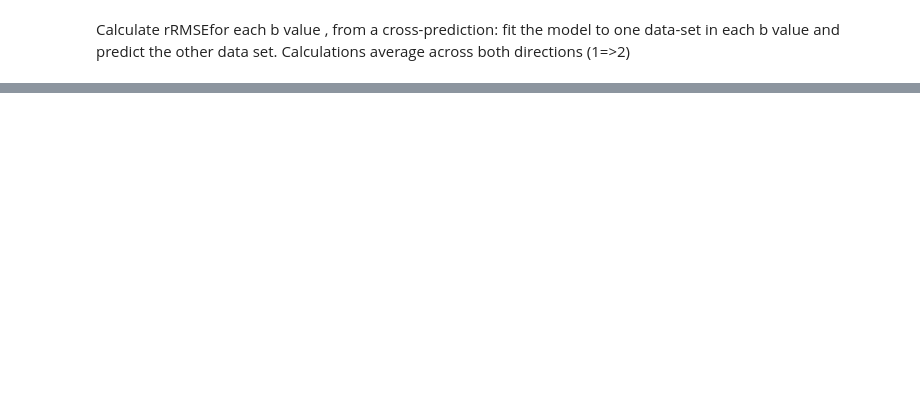
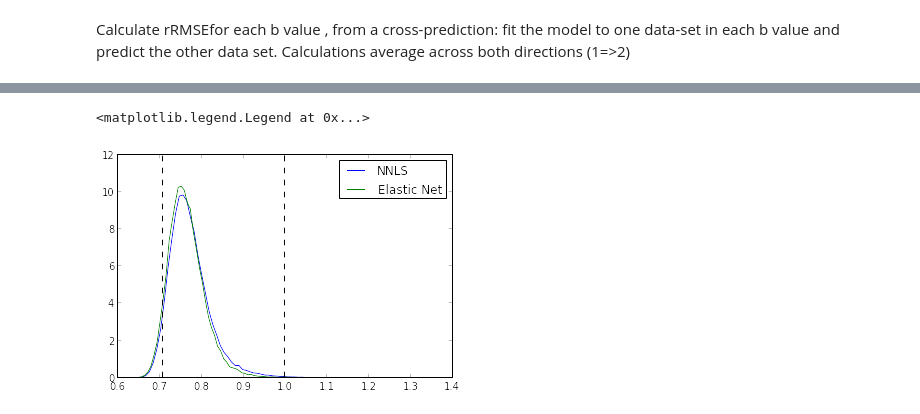
Before and after one commit to arokem/osmosis, a Jupyter notebook: osmosis/ipynb/DemeanOrNotDemean.ipynb, the cells around one changed output, grey strips where cells are left out. Saved outputs shown, nothing was run; the diff lists cells and outputs as text; code cells hidden in the pictures; blank space fills up the shorter version.

```diff
--- a/osmosis/ipynb/DemeanOrNotDemean.ipynb
+++ b/osmosis/ipynb/DemeanOrNotDemean.ipynb
@@ -94,10 +132,10 @@ rrmse_2k_EN_demean = oza.cross_predict(SD_2k_1_EN, SD_2k_2_EN_demean)
 # %%
 fig = mpl.probability_hist(rrmse_2k_nnls[np.isfinite(rrmse_2k_nnls)], label='NNLS')
-fig = mpl.probability_hist(rrmse_2k_nnls_demean[np.isfinite(rrmse_2k_nnls_demean)], fig=fig, label='NNLS (demean)')
-fig = mpl.probability_hist(rrmse_2k_EN[np.isfinite(rrmse_2k_nnls)], fig=fig, label='Elastic Net')
-fig = mpl.probability_hist(rrmse_2k_EN_demean[np.isfinite(rrmse_2k_EN_demean)], fig=fig, label='Elastic Net (demean)')
-
+fig = mpl.probability_hist(rrmse_2k_EN[np.isfinite(rrmse_2k_EN)], fig=fig, label='Elastic Net ')
 fig.axes[0].plot([1,1], fig.axes[0].get_ylim(), '--k')
 fig.axes[0].plot([1/np.sqrt(2),1/np.sqrt(2)], fig.axes[0].get_ylim(), '--k')
 fig.axes[0].set_xlim([0.6,1.4])
 plt.legend()
+# %% [output]
+<matplotlib.legend.Legend at 0x...>
+[figure, added]
```
Also changed, not shown: parts of 6 cells of this notebook, 5 other files.
